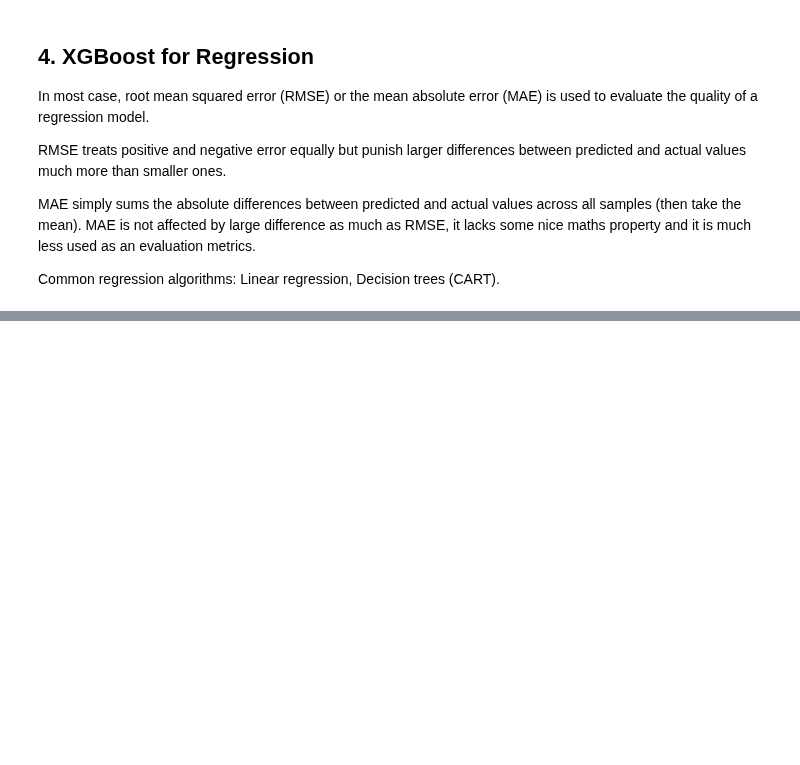
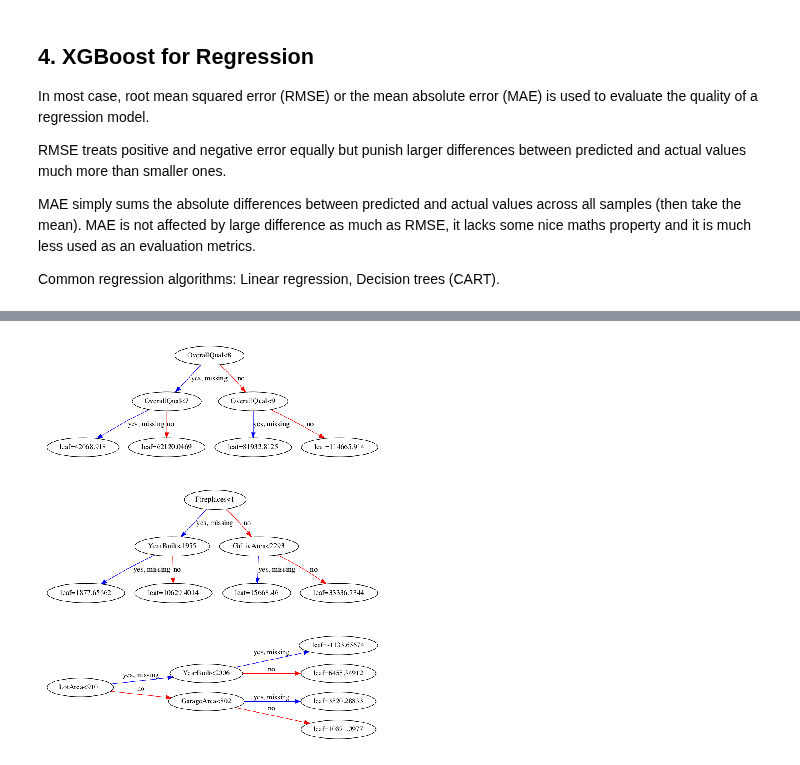
Before and after one commit to etherion-1337/Machine_Learning_basics, a Jupyter notebook: XGBoost.ipynb, the cells around one changed output, grey strips where cells are left out. Saved outputs shown, nothing was run; the diff lists cells and outputs as text; code cells hidden in the pictures; blank space fills up the shorter version.

```diff
--- a/XGBoost.ipynb
+++ b/XGBoost.ipynb
@@ -146,2 +156,5 @@ Two kinds of base learner: tree and linear
 # %%
 # tree as base learner: scikit-learn API
+df_housing_prep = pd.read_csv("../Machine_Learning_basics/data/ames_housing_trimmed_processed.csv")
+print(df_housing_prep.shape)
+df_housing_prep.head()
@@ -147,0 +273,18 @@ Two kinds of base learner: tree and linear
+# %%
+#L1 regularisation in XGBoost
+X,y = df_housing_prep.iloc[:,:-1],df_housing_prep.iloc[:,-1]
+housing_dmatrix = xgb.DMatrix(data=X, label=y)
+
+params = {"objective":"reg:squarederror", "max_depth":4}
+
+l1_params = [1,10,100] #alpha values that we will try
+
+rmses_l1 = []
+
+for reg in l1_params:
+    params["alpha"] = reg
+    cv_results = xgb.cv(dtrain=housing_dmatrix, params=params,nfold=4, num_boost_round=10, metrics="rmse", as_pandas=True, seed=123)
+    rmses_l1.append(cv_results["test-rmse-mean"].tail(1).values[0])
+
+print("Best rmse as a function of l1:")
+print(pd.DataFrame(list(zip(l1_params,rmses_l1)),columns=["l1","rmse"]))
@@ -147,0 +337,25 @@ Two kinds of base learner: tree and linear
+# %%
+# Create the DMatrix: housing_dmatrix
+housing_dmatrix = xgb.DMatrix(data=X, label=y)
+
+# Create the parameter dictionary: params
+params = {"objective":"reg:squarederror", "max_depth":2}
+
+# Train the model: xg_reg
+xg_reg = xgb.train(params=params, dtrain=housing_dmatrix, num_boost_round=10)
+
+# Plot the first tree
+xgb.plot_tree(xg_reg,num_trees=0)
+plt.show()
+
+# Plot the fifth tree
+xgb.plot_tree(xg_reg,num_trees=4)
+plt.show()
+
+# Plot the last tree sideways
+xgb.plot_tree(xg_reg,num_trees=9, rankdir="LR")
+plt.show()
+# %% [output]
+[figure, added]
+[figure, added]
+[figure, added]
```
Also changed, not shown: parts of 15 cells of this notebook, 2 other files.
